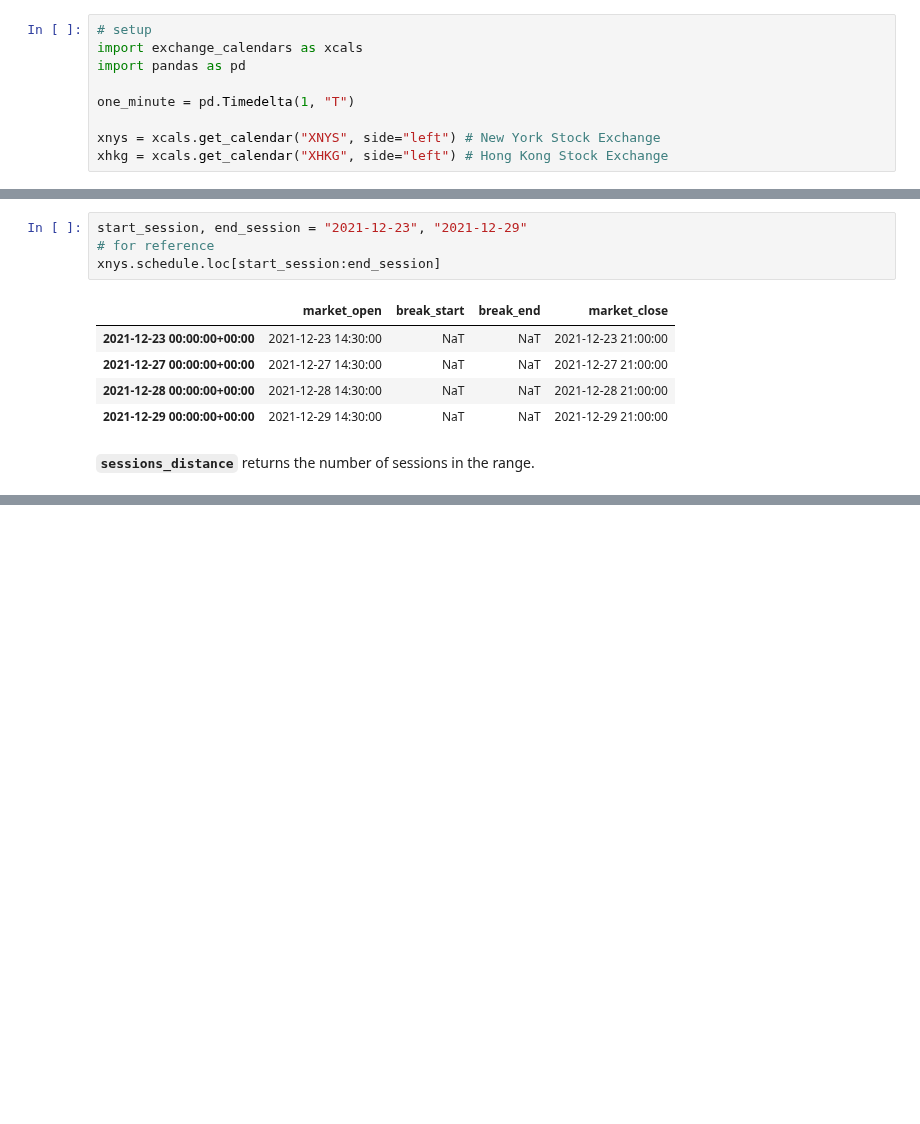
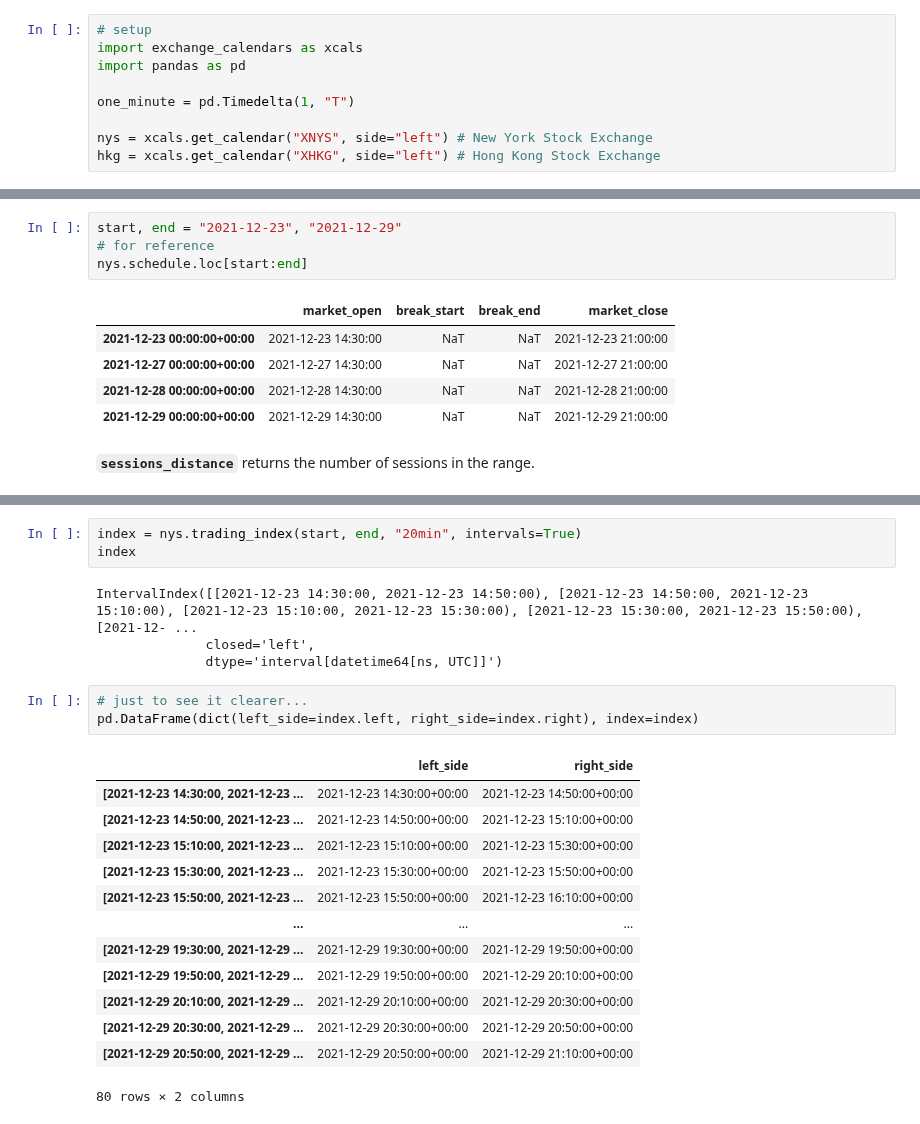
Before and after one commit to gerrymanoim/exchange_calendars, a Jupyter notebook: docs/tutorials/calendar_methods.ipynb, the cells around one changed output, grey strips where cells are left out. Cells and saved outputs as stored; diff of their text form; blank space fills up the shorter version.

```diff
--- a/docs/tutorials/calendar_methods.ipynb
+++ b/docs/tutorials/calendar_methods.ipynb
@@ -24,8 +24,8 @@ import pandas as pd
 
 one_minute = pd.Timedelta(1, "T")
 
-xnys = xcals.get_calendar("XNYS", side="left") # New York Stock Exchange
-xhkg = xcals.get_calendar("XHKG", side="left") # Hong Kong Stock Exchange
+nys = xcals.get_calendar("XNYS", side="left") # New York Stock Exchange
+hkg = xcals.get_calendar("XHKG", side="left") # Hong Kong Stock Exchange
 # %% [markdown]
 ### Methods that query a Date
 # %% [markdown]
@@ -445,7 +654,7 @@ The methods in this section query a range of sessions from `start_session` throu
 # %%
-start_session, end_session = "2021-12-23", "2021-12-29"
+start, end = "2021-12-23", "2021-12-29"
 # for reference
-xnys.schedule.loc[start_session:end_session]
+nys.schedule.loc[start:end]
 # %% [output]
 |  | market_open | break_start | break_end | market_close |
 | 2021-12-23 00:00:00+00:00 | 2021-12-23 14:30:00 | NaT | NaT | 2021-12-23 21:00:00 |
@@ -510,0 +771,24 @@ Freq: C, Name: market_open, dtype: datetime64[ns]
+# %%
+index = nys.trading_index(start, end, "20min", intervals=True)
+index
+# %% [output]
+IntervalIndex([[2021-12-23 14:30:00, 2021-12-23 14:50:00), [2021-12-23 14:50:00, 2021-12-23 15:10:00), [2021-12-23 15:10:00, 2021-12-23 15:30:00), [2021-12-23 15:30:00, 2021-12-23 15:50:00), [2021-12- ...
+              closed='left',
+              dtype='interval[datetime64[ns, UTC]]')
+# %%
+# just to see it clearer...
+pd.DataFrame(dict(left_side=index.left, right_side=index.right), index=index)
+# %% [output]
+|  | left_side | right_side |
+| [2021-12-23 14:30:00, 2021-12-23 ... | 2021-12-23 14:30:00+00:00 | 2021-12-23 14:50:00+00:00 |
+| [2021-12-23 14:50:00, 2021-12-23 ... | 2021-12-23 14:50:00+00:00 | 2021-12-23 15:10:00+00:00 |
+| [2021-12-23 15:10:00, 2021-12-23 ... | 2021-12-23 15:10:00+00:00 | 2021-12-23 15:30:00+00:00 |
+| [2021-12-23 15:30:00, 2021-12-23 ... | 2021-12-23 15:30:00+00:00 | 2021-12-23 15:50:00+00:00 |
+| [2021-12-23 15:50:00, 2021-12-23 ... | 2021-12-23 15:50:00+00:00 | 2021-12-23 16:10:00+00:00 |
+| ... | ... | ... |
+| [2021-12-29 19:30:00, 2021-12-29 ... | 2021-12-29 19:30:00+00:00 | 2021-12-29 19:50:00+00:00 |
+| [2021-12-29 19:50:00, 2021-12-29 ... | 2021-12-29 19:50:00+00:00 | 2021-12-29 20:10:00+00:00 |
+| [2021-12-29 20:10:00, 2021-12-29 ... | 2021-12-29 20:10:00+00:00 | 2021-12-29 20:30:00+00:00 |
+| [2021-12-29 20:30:00, 2021-12-29 ... | 2021-12-29 20:30:00+00:00 | 2021-12-29 20:50:00+00:00 |
+| [2021-12-29 20:50:00, 2021-12-29 ... | 2021-12-29 20:50:00+00:00 | 2021-12-29 21:10:00+00:00 |
+80 rows × 2 columns
```
Also changed, not shown: parts of 164 cells of this notebook, 4 other files.
